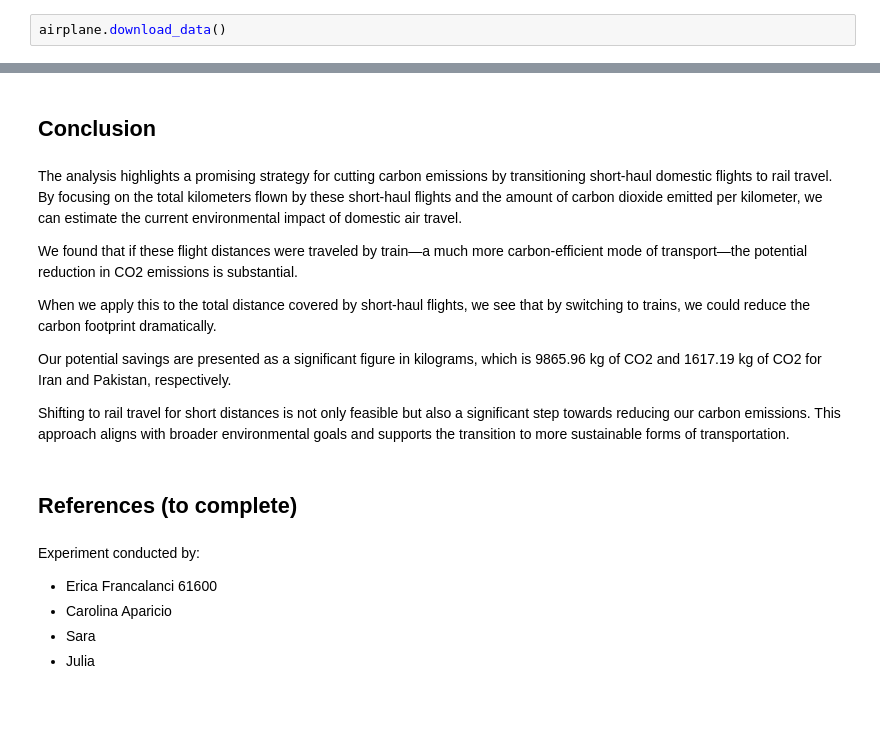
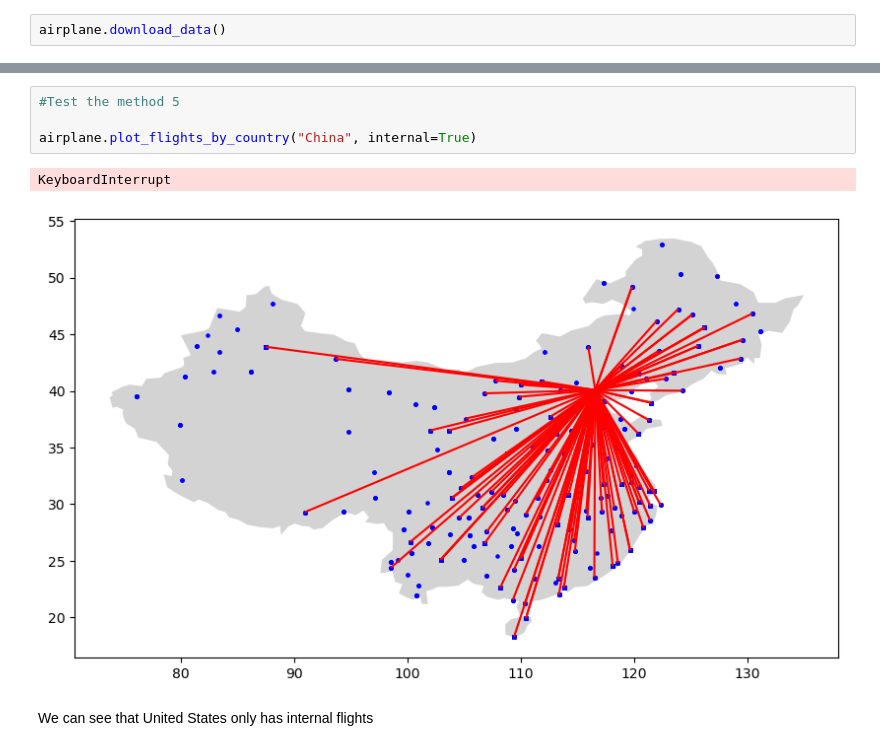
Before and after one commit to CarolinaAparicio2001/ADPRO, a Jupyter notebook: Showcase_Notebook.ipynb, the cells around one changed output, grey strips where cells are left out. Cells and saved outputs as stored; diff of their text form; blank space fills up the shorter version.

Commit message:
Revert "Merge branch 'erica' into 'main'"
This reverts merge request !15

```diff
--- a/Showcase_Notebook.ipynb
+++ b/Showcase_Notebook.ipynb
@@ -155,20 +125,9 @@ No artists with labels found to put in legend.  Note that artists whose label st
-# %% [markdown]
-## Conclusion
-# %% [markdown]
-The analysis highlights a promising strategy for cutting carbon emissions by transitioning short-haul domestic flights to rail travel. By focusing on the total kilometers flown by these short-haul flights and the amount of carbon dioxide emitted per kilometer, we can estimate the current environmental impact of domestic air travel.
-
-We found that if these flight distances were traveled by train—a much more carbon-efficient mode of transport—the potential reduction in CO2 emissions is substantial.
-
-When we apply this to the total distance covered by short-haul flights, we see that by switching to trains, we could reduce the carbon footprint dramatically.
-
-Our potential savings are presented as a significant figure in kilograms, which is 9865.96 kg of CO2 and 1617.19 kg of CO2 for Iran and Pakistan, respectively.
-
-Shifting to rail travel for short distances is not only feasible but also a significant step towards reducing our carbon emissions. This approach aligns with broader environmental goals and supports the transition to more sustainable forms of transportation.
-# %% [markdown]
-## References (to complete)
-# %% [markdown]
-Experiment conducted by:
-- Erica Francalanci 61600
-- Carolina Aparicio
-- Sara
-- Julia
+# %%
+#Test the method 5
+
+airplane.plot_flights_by_country("China", internal=True)
+# %% [output]
+KeyboardInterrupt
+[figure, added]
+# %% [markdown]
+We can see that United States only has internal flights
```
Also changed, not shown: parts of 37 cells of this notebook, 1 other file.
